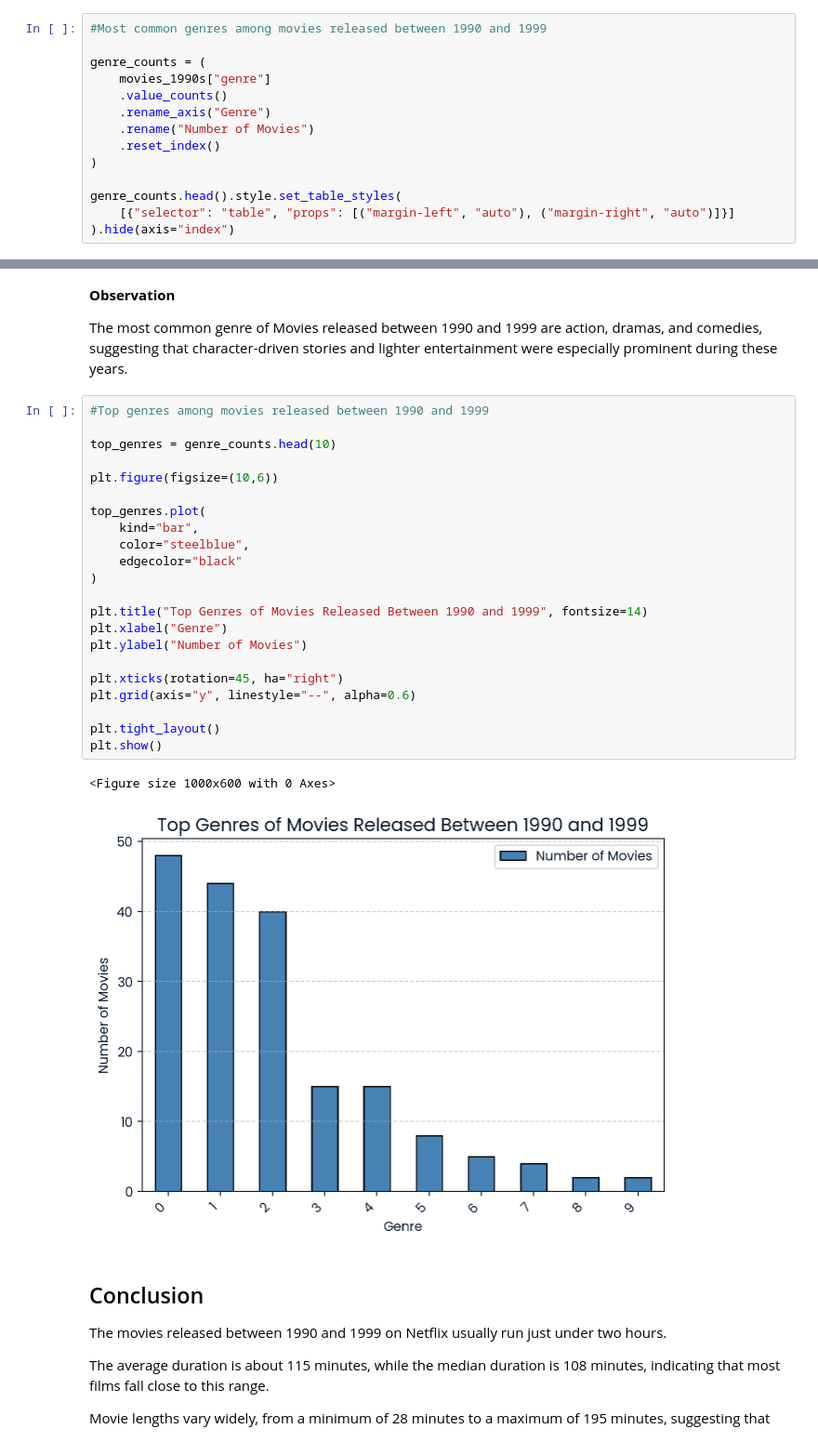
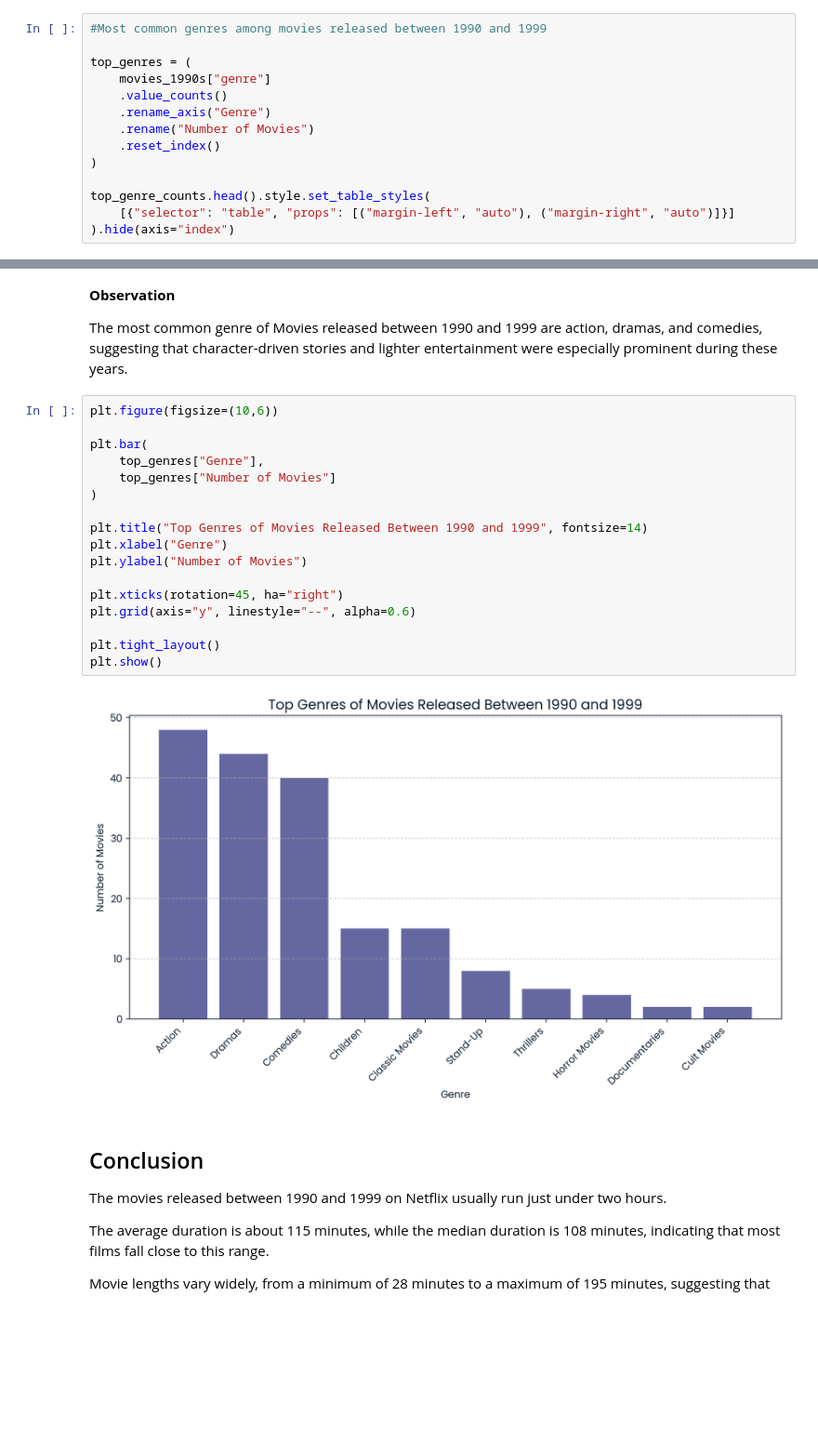
Before and after one commit to ryankellyongh/Investigating-Netflix-Movies, a Jupyter notebook: notebook.ipynb, the cells around one changed output, grey strips where cells are left out. Shown at 93% size. Saved outputs shown, nothing was run; the diff lists cells and outputs as text; blank space fills up the shorter version.

```diff
--- a/notebook.ipynb
+++ b/notebook.ipynb
@@ -79,7 +79,7 @@ plt.show()
 # %%
 #Most common genres among movies released between 1990 and 1999
 
-genre_counts = (
+top_genres = (
     movies_1990s["genre"]
     .value_counts()
     .rename_axis("Genre")
@@ -87,7 +87,7 @@ genre_counts = (
     .reset_index()
 )
 
-genre_counts.head().style.set_table_styles(
+top_genre_counts.head().style.set_table_styles(
     [{"selector": "table", "props": [("margin-left", "auto"), ("margin-right", "auto")]}]
 ).hide(axis="index")
 # %% [output]
@@ -102,30 +102,24 @@ genre_counts.head().style.set_table_styles(
 
 The most common genre of Movies released between 1990 and 1999 are action, dramas, and comedies, suggesting that character-driven stories and lighter entertainment were especially prominent during these years.
 # %%
-#Top genres among movies released between 1990 and 1999
-
-top_genres = genre_counts.head(10)
-
 plt.figure(figsize=(10,6))
 
-top_genres.plot(
-    kind="bar",
-    color="steelblue",
-    edgecolor="black"
+plt.bar(
+    top_genres["Genre"],
+    top_genres["Number of Movies"]
 )
 
 plt.title("Top Genres of Movies Released Between 1990 and 1999", fontsize=14)
 plt.xlabel("Genre")
 plt.ylabel("Number of Movies")
 
 plt.xticks(rotation=45, ha="right")
 plt.grid(axis="y", linestyle="--", alpha=0.6)
 
 plt.tight_layout()
 plt.show()
 # %% [output]
-<Figure size 1000x600 with 0 Axes>
-[figure, old version]
+[figure, new version]
 # %% [markdown]
 ## Conclusion
 
```
Also changed, not shown: parts of 3 cells of this notebook.
